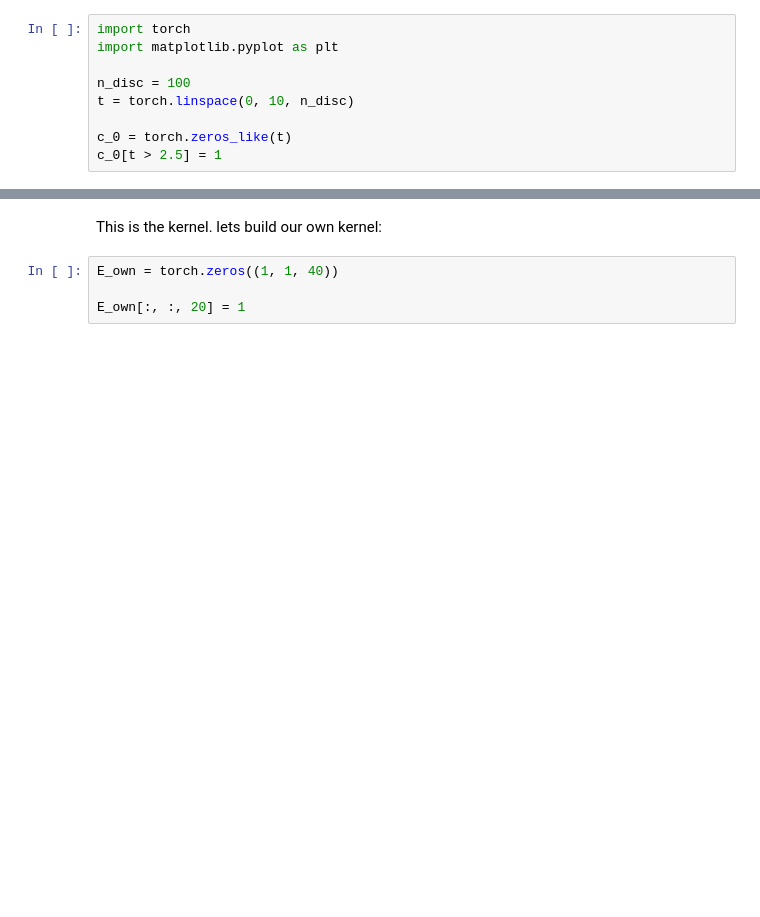
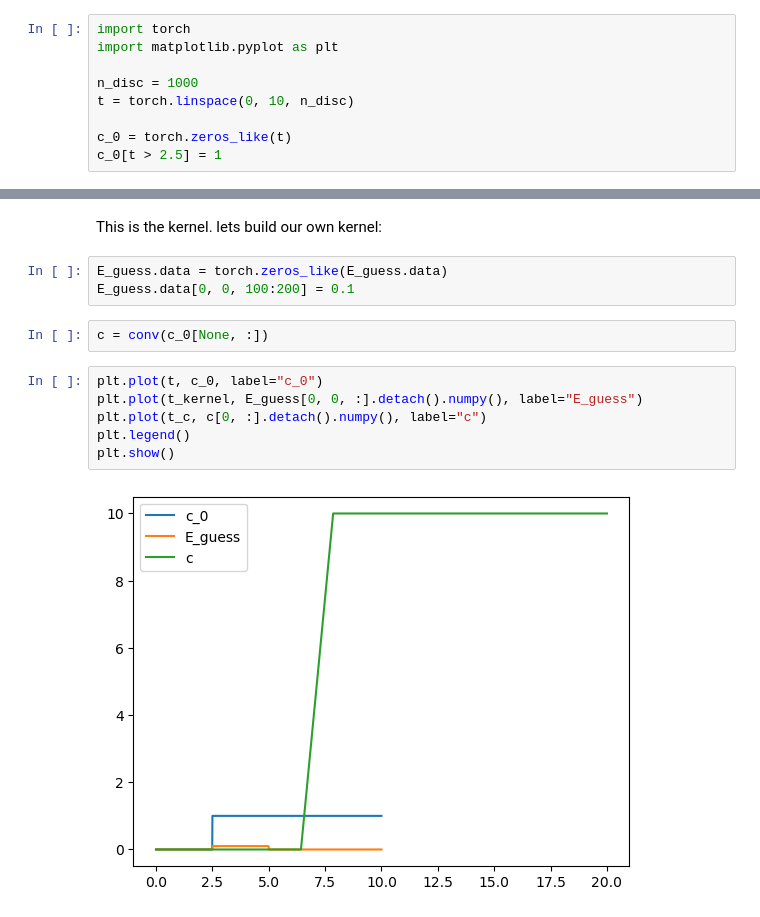
Before and after one commit to ChemRxnEngLab/nRTD, a Jupyter notebook: toy_example.ipynb, the cells around one changed output, grey strips where cells are left out. Cells and saved outputs as stored; diff of their text form; blank space fills up the shorter version.

```diff
--- a/toy_example.ipynb
+++ b/toy_example.ipynb
@@ -2,7 +2,7 @@
 import torch
 import matplotlib.pyplot as plt
 
-n_disc = 100
+n_disc = 1000
 t = torch.linspace(0, 10, n_disc)
 
 c_0 = torch.zeros_like(t)
@@ -66,6 +85,15 @@ list(conv.parameters())
 # %% [markdown]
 This is the kernel. lets build our own kernel:
-# %%
-E_own = torch.zeros((1, 1, 40))
-
-E_own[:, :, 20] = 1
+# %%
+E_guess.data = torch.zeros_like(E_guess.data)
+E_guess.data[0, 0, 100:200] = 0.1
+# %%
+c = conv(c_0[None, :])
+# %%
+plt.plot(t, c_0, label="c_0")
+plt.plot(t_kernel, E_guess[0, 0, :].detach().numpy(), label="E_guess")
+plt.plot(t_c, c[0, :].detach().numpy(), label="c")
+plt.legend()
+plt.show()
+# %% [output]
+[figure, added]
```
Also changed, not shown: parts of 8 cells of this notebook, 2 other files.
